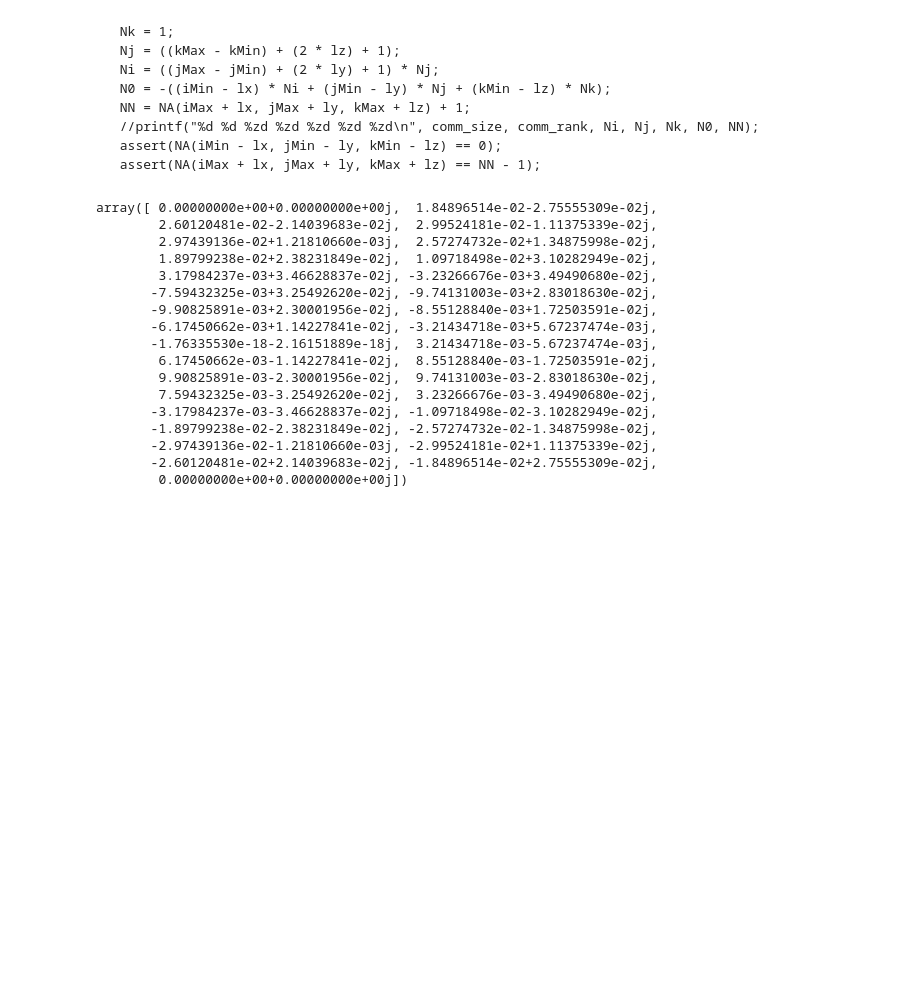
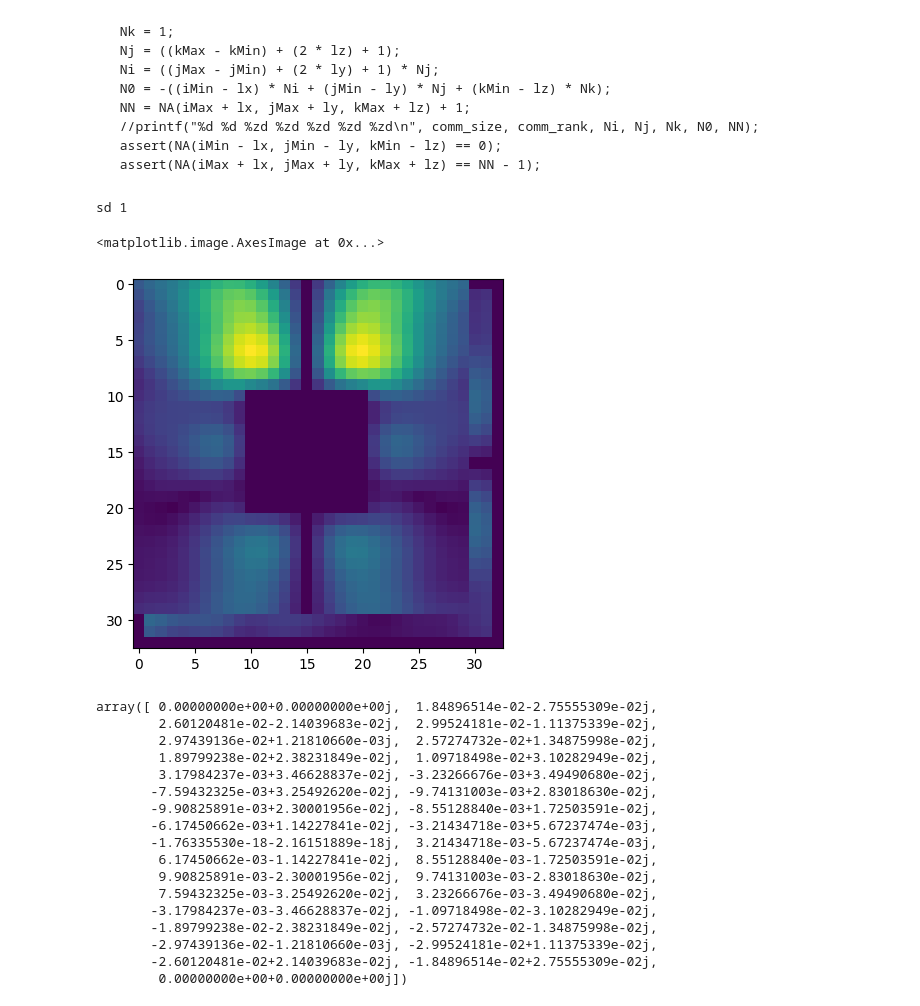
Before and after one commit to shiro-github-python/OpenFDTD_read_ofdFile, a Jupyter notebook: readOutputData.ipynb, the cells around one changed output. Cells and saved outputs as stored; diff of their text form; code cells hidden in the pictures; blank space fills up the shorter version.

```diff
--- a/readOutputData.ipynb
+++ b/readOutputData.ipynb
@@ -254,6 +254,24 @@ ofd.h, updateEx.c, updateHx.c の解析に基づき、座標系を以下のよ
      //printf("%d %d %zd %zd %zd %zd %zd\n", comm_size, comm_rank, Ni, Nj, Nk, N0, NN);
      assert(NA(iMin - lx, jMin - ly, kMin - lz) == 0);
      assert(NA(iMax + lx, jMax + ly, kMax + lz) == NN - 1);
+# %%
+def NA(i, j, k):
+    return k*Nk + j*Nj + i*Ni + N0
+# %%
+iy = 15
+for iz in range(Nz):
+    for ix in range(Nx):
+        Ey_zx[ix, iz] = complex(c_fields[0]["Ey_r"][NA(ix,iy,iz)], c_fields[0]["Ey_i"][NA(ix,iy,iz)])
+# %%
+a=1
+print("sd", a)
+# %% [output]
+sd 1
+# %%
+plt.imshow(np.abs(Ey_zx))
+# %% [output]
+<matplotlib.image.AxesImage at 0x...>
+[figure, added]
 # %%
 # calculate total field
 frequency = data["Freq2"][0]
```
